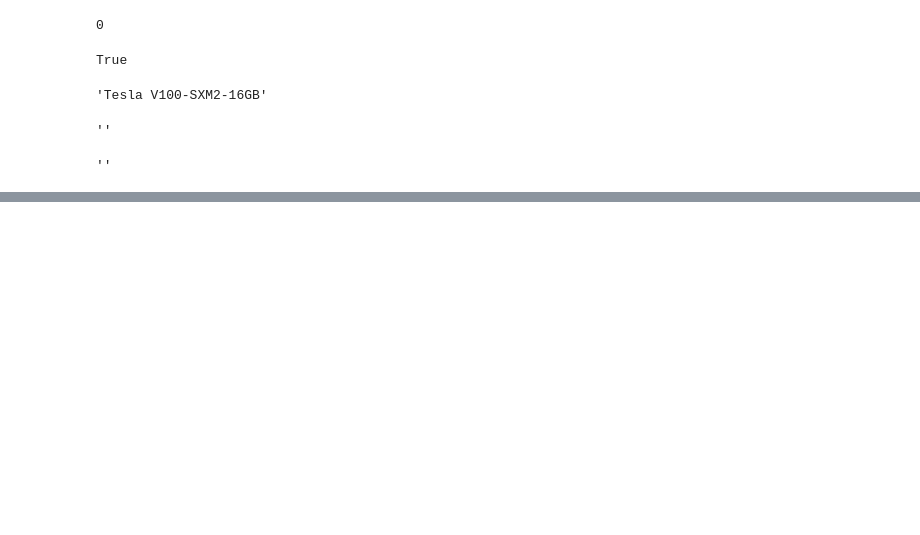
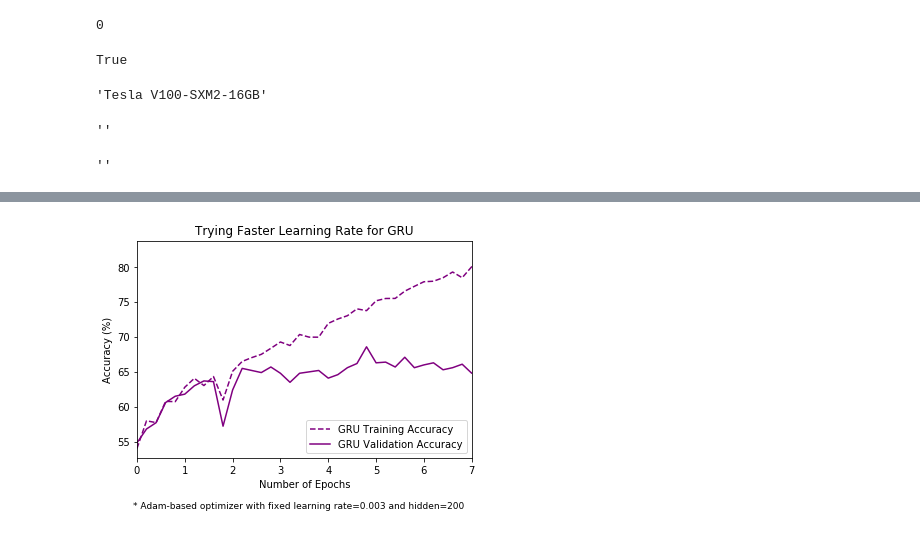
Before and after one commit to dgodevais/ds1011_hw2, a Jupyter notebook: DS1011_NLP_HW2.ipynb, the cells around one changed output, grey strips where cells are left out. Drawn from its saved outputs; the diff is of its cells as text; code cells hidden in the pictures; blank space fills up the shorter version.

```diff
--- a/DS1011_NLP_HW2.ipynb
+++ b/DS1011_NLP_HW2.ipynb
@@ -546,3 +559,26 @@ plt.show()
+# %%
+accuracies_gru_loaded = pkl.load(open("gru_accuracies_0.003_2", "rb"))
+gru_training, gru_val = get_plot_values(accuracies_gru_loaded)
+
+
+plt.plot(list(np.arange(0, 10, 0.2)), gru_training, label="GRU Training Accuracy", color='purple', linestyle='--')
+plt.plot(list(np.arange(0, 10, 0.2)), gru_val, label="GRU Validation Accuracy", color='purple')
+# plt.plot(list(np.arange(0, 20, 0.2)), cnn_training, label="CNN Training Accuracy", color='blue', linestyle='--')
+# plt.plot(list(np.arange(0, 20, 0.2)), cnn_val, label="CNN Validation Accuracy", color='blue')
+
+
+plt.title('Trying Faster Learning Rate for GRU')
+plt.legend(loc = 'lower right')
+# plt.ylim([0, 15])
+plt.xlim([0, 7])
+plt.xticks(list(range(0,8,1)))
+plt.ylabel('Accuracy (%)')
+plt.xlabel('Number of Epochs')
+txt="* Adam-based optimizer with fixed learning rate=0.003 and hidden=200"
+plt.figtext(0.5, -0.05, txt, wrap=True, horizontalalignment='center', fontsize=9)
+plt.show()
+# %% [output]
+[figure, added]
 # %%
 def
 
```
Also changed, not shown: parts of 4 cells of this notebook.
